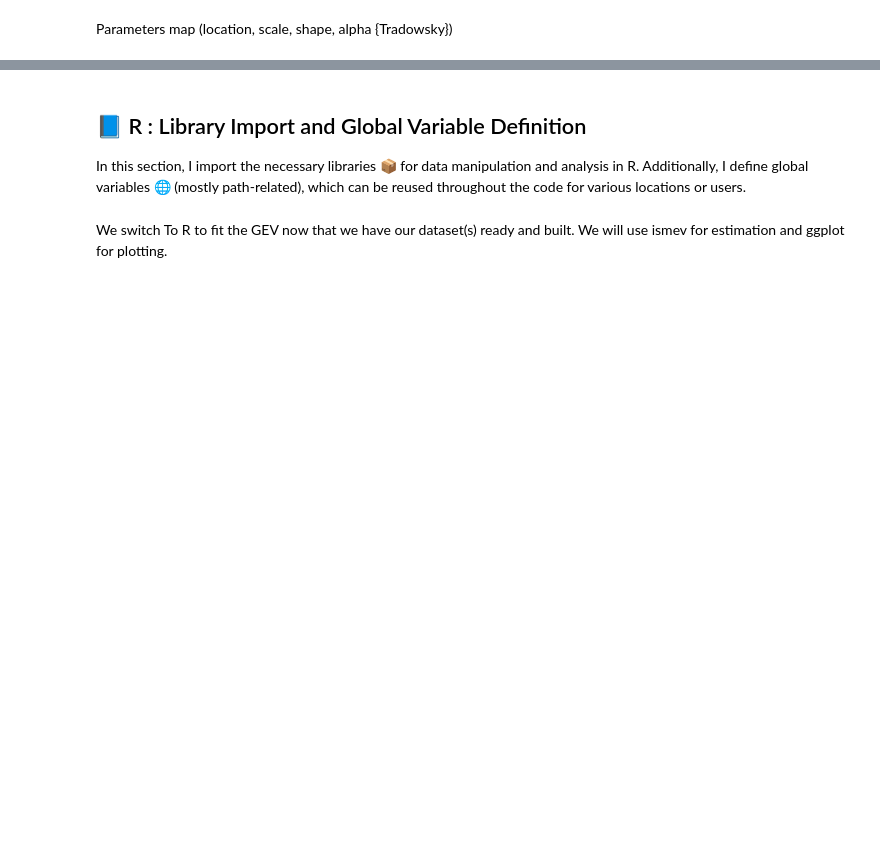
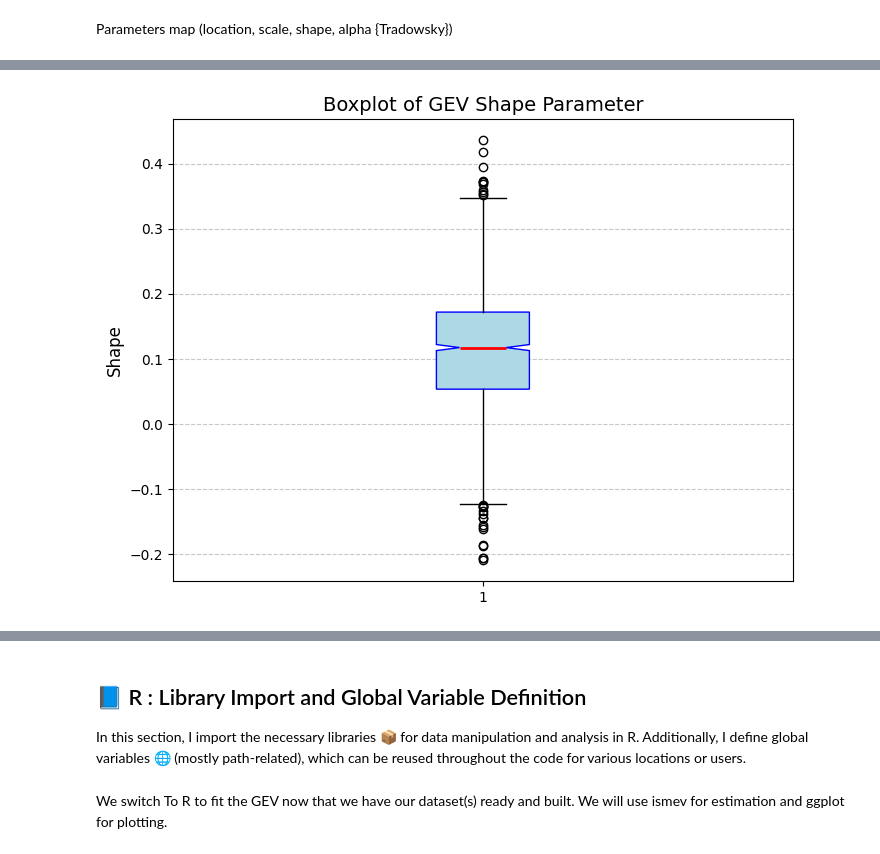
Before and after one commit to RPGSynth/EVT_Univariate, a Jupyter notebook: Exploration/main.ipynb, the cells around one changed output, grey strips where cells are left out. Drawn from its saved outputs; the diff is of its cells as text; code cells hidden in the pictures; blank space fills up the shorter version.

```diff
--- a/Exploration/main.ipynb
+++ b/Exploration/main.ipynb
@@ -639,0 +957,6 @@ plt.show()
+# %%
+a = xr.open_dataset(r"c:\ThesisData\EOBS\RainfallEnsembles\rr_ensemble_0.1deg_reg_1953_v30.0e.nc")
+print(a)
+
+b = xr.open_dataset(r"c:\ThesisData\EOBS\RainFallMeanEnsemble\rr_ens_mean_0.1deg_reg_v30.0e.nc")
+print(b)
@@ -639,0 +981,3 @@ plt.show()
+# %%
+EOBS_Summer_FULL = assemble_datacube(r"c:\ThesisData\EOBS\RainfallEnsembles")
+EOBS_Summer_FULL
@@ -639,0 +1011,3 @@ plt.show()
+# %%
+EOBS_gev_grid = fit_gev_model(block_maximum_grid(EOBS_Summer_FULL.isel(ensemble=0)))
+EOBS_gev_grid
@@ -639,0 +1028,29 @@ plt.show()
+# %%
+def plot_gev_boxplot(gev_ds, param):
+    """
+    Plot a boxplot for a specific GEV parameter across all spatial pixels.
+
+    Parameters:
+    gev_ds (xarray.Dataset): The dataset containing the GEV parameters.
+    param (str): The parameter to plot ('shape', 'location', or 'scale').
+    """
+    if param not in gev_ds.data_vars:
+        raise ValueError(f"{param} is not a valid parameter in the dataset.")
+
+    # Flatten the parameter data (remove NaNs)
+    param_data = gev_ds[param].values.flatten()
+    param_data = param_data[~np.isnan(param_data)]
+
+    # Create a boxplot
+    plt.figure(figsize=(8, 6))
+    plt.boxplot(param_data, vert=True, patch_artist=True, notch=True,
+                boxprops=dict(facecolor='lightblue', color='blue'),
+                medianprops=dict(color='red', linewidth=2))
+    plt.title(f"Boxplot of GEV {param.capitalize()} Parameter", fontsize=14)
+    plt.ylabel(param.capitalize(), fontsize=12)
+    plt.grid(axis='y', linestyle='--', alpha=0.7)
+    plt.show()
+
+plot_gev_boxplot(EOBS_gev_grid,"shape")
+# %% [output]
+[figure, added]
```
Also changed, not shown: parts of 29 cells of this notebook, 2 other files.
